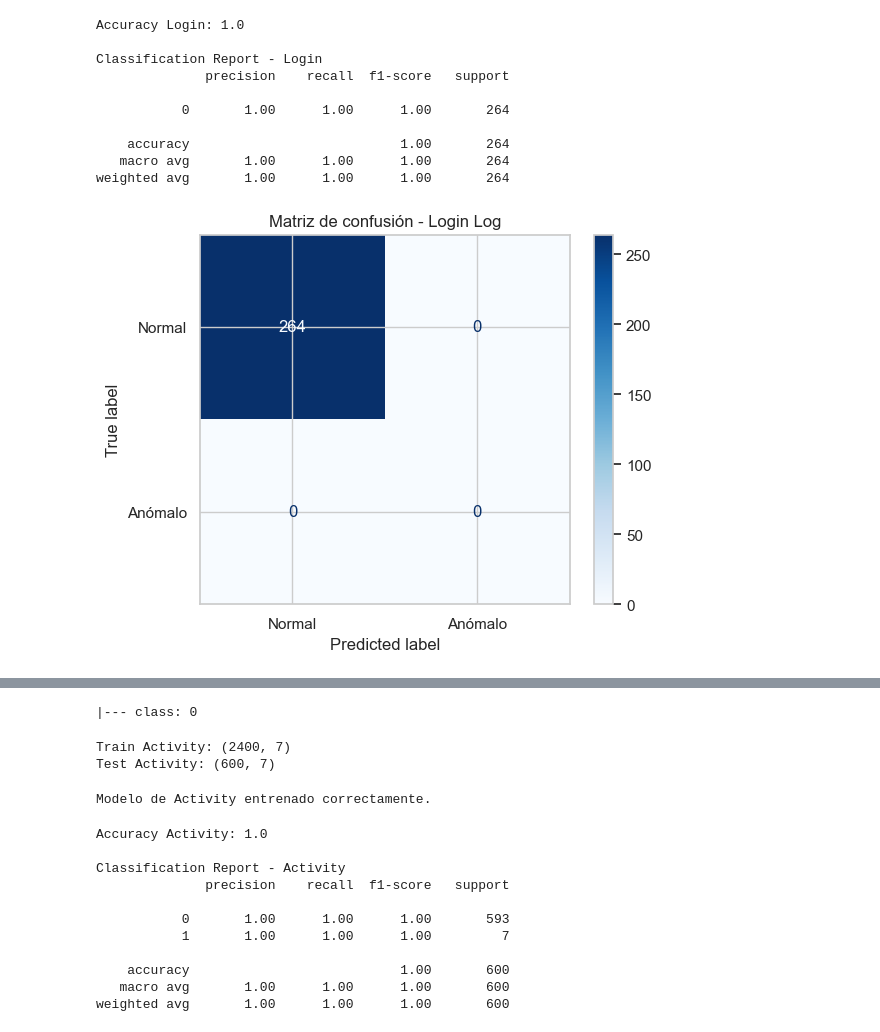
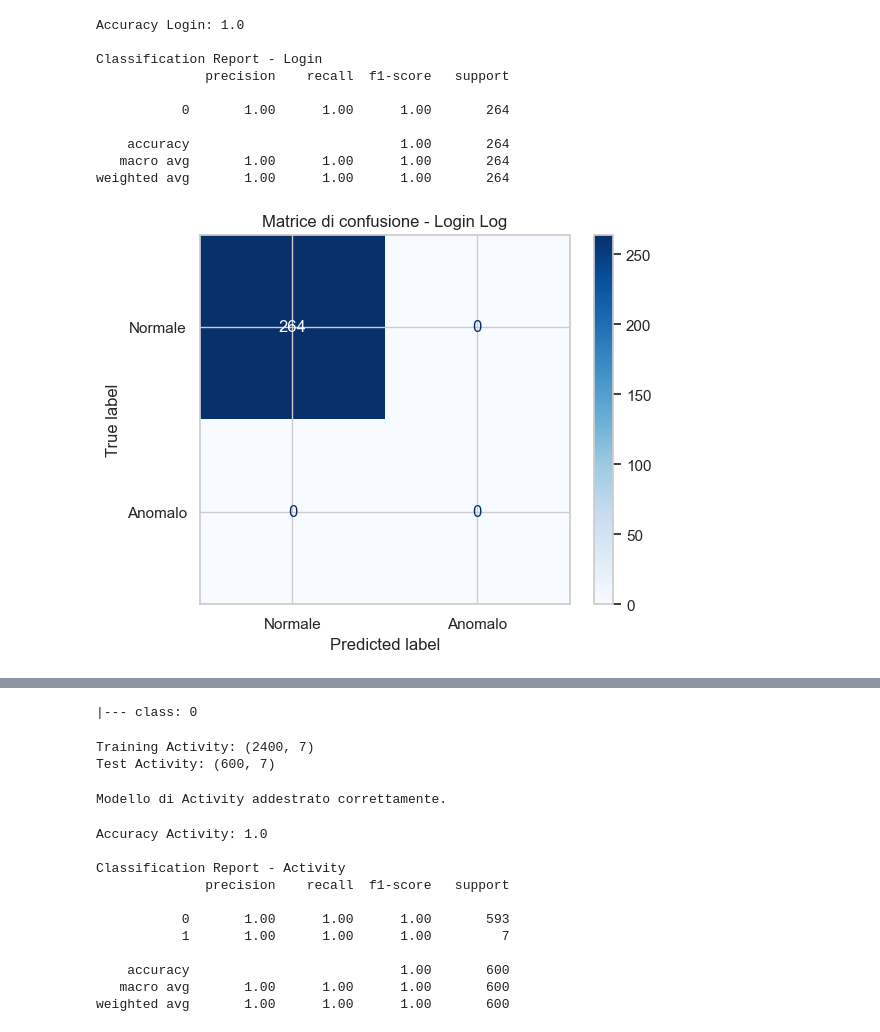
Before and after one commit to daniilopezz/DataScience, a Jupyter notebook: KeyOver/keyover1.ipynb, the cells around one changed output, grey strips where cells are left out. Cells and saved outputs as stored; diff of their text form; code cells hidden in the pictures.

```diff
--- a/KeyOver/keyover1.ipynb
+++ b/KeyOver/keyover1.ipynb
@@ -716,22 +881,27 @@ Classification Report - Login
 weighted avg       1.00      1.00      1.00       264
 # %%
 # La matriz de confusión muestra:
+# La matrice di confusione mostra:
 # - verdaderos normales
+# - veri normali
 # - falsos positivos
+# - falsi positivi
 # - falsos negativos
+# - falsi negativi
 # - verdaderos anómalos
+# - veri anomali
 
 cm_login = confusion_matrix(yl_test, yl_pred, labels=[0, 1])
 
 disp = ConfusionMatrixDisplay(
     confusion_matrix=cm_login,
-    display_labels=["Normal", "Anómalo"]
+    display_labels=["Normale", "Anomalo"]
 )
 
 disp.plot(cmap="Blues")
-plt.title("Matriz de confusión - Login Log")
+plt.title("Matrice di confusione - Login Log")
 plt.show()
 # %% [output]
-[figure, old version]
+[figure, new version]
 # %%
 # Dibujamos el árbol completo para entender
@@ -759,38 +933,48 @@ print(rules_login)
 # %%
 # =========================
 # PREPARACIÓN MODELO ACTIVITY
+# PREPARAZIONE MODELLO ACTIVITY
 # =========================
 
 # Copia del dataset ya enriquecido y etiquetado.
+# Copia del dataset già arricchito ed etichettato.
 activity_model_df = activity_df.copy()
 
 # Selección de variables predictoras del modelo de actividad.
+# Selezione delle variabili predittive del modello di attività.
 # Aquí usamos información sobre usuario, elemento, entidad, acción y tiempo.
+# Qui utilizziamo informazioni su utente, elemento, entità, azione e tempo.
 features_activity = ["user_id", "element_id", "entity_id", "action_id", "hour", "minute", "day_of_week"]
 target_activity = "anomaly"
 
 # Variables de entrada y variable objetivo.
+# Variabili di input e variabile target.
 X_activity = activity_model_df[features_activity].copy()
 y_activity = activity_model_df[target_activity].copy()
 
 # División en entrenamiento y test.
+# Suddivisione in training e test.
 Xa_train, Xa_test, ya_train, ya_test = train_test_split(
     X_activity, y_activity, test_size=0.2, random_state=42, stratify=y_activity
 )
 
-print("Train Activity:", Xa_train.shape)
+print("Training Activity:", Xa_train.shape)
 print("Test Activity:", Xa_test.shape)
 # %% [output]
-Train Activity: (2400, 7)
+Training Activity: (2400, 7)
 Test Activity: (600, 7)
 # %%
 # =========================
 # MODELO ACTIVITY
+# MODELLO ACTIVITY
 # =========================
 
 # Creamos el árbol de decisión para el dataset de actividad.
+# Creiamo l'albero decisionale per il dataset di attività.
 # En este caso se permite una profundidad algo mayor
+# In questo caso si consente una profondità leggermente maggiore
 # porque el problema tiene más variables y combinaciones.
+# perché il problema ha più variabili e combinazioni.
 activity_tree = DecisionTreeClassifier(
     criterion="gini",
     max_depth=6,
@@ -800,10 +984,11 @@ activity_tree = DecisionTreeClassifier(
 )
 
 # Entrenamiento del modelo.
+# Addestramento del modello.
 activity_tree.fit(Xa_train, ya_train)
 
-print("Modelo de Activity entrenado correctamente.")
+print("Modello di Activity addestrato correttamente.")
 # %% [output]
-Modelo de Activity entrenado correctamente.
+Modello di Activity addestrato correttamente.
 # %%
 # Predicción sobre el conjunto de prueba del Activity Log.
```
Also changed, not shown: parts of 42 cells of this notebook, 2 other files.
